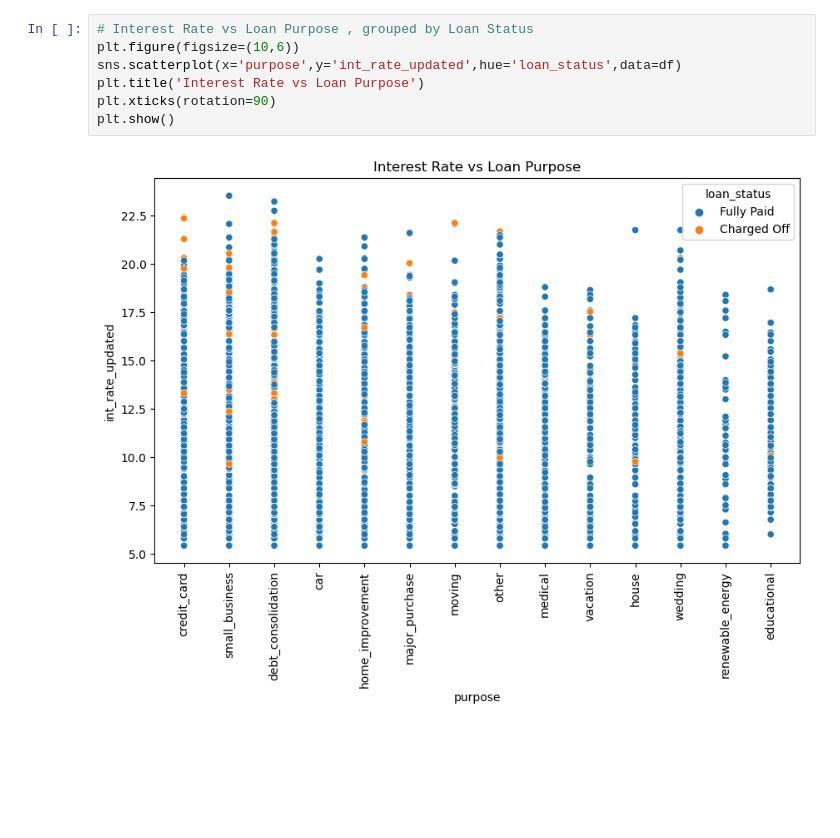
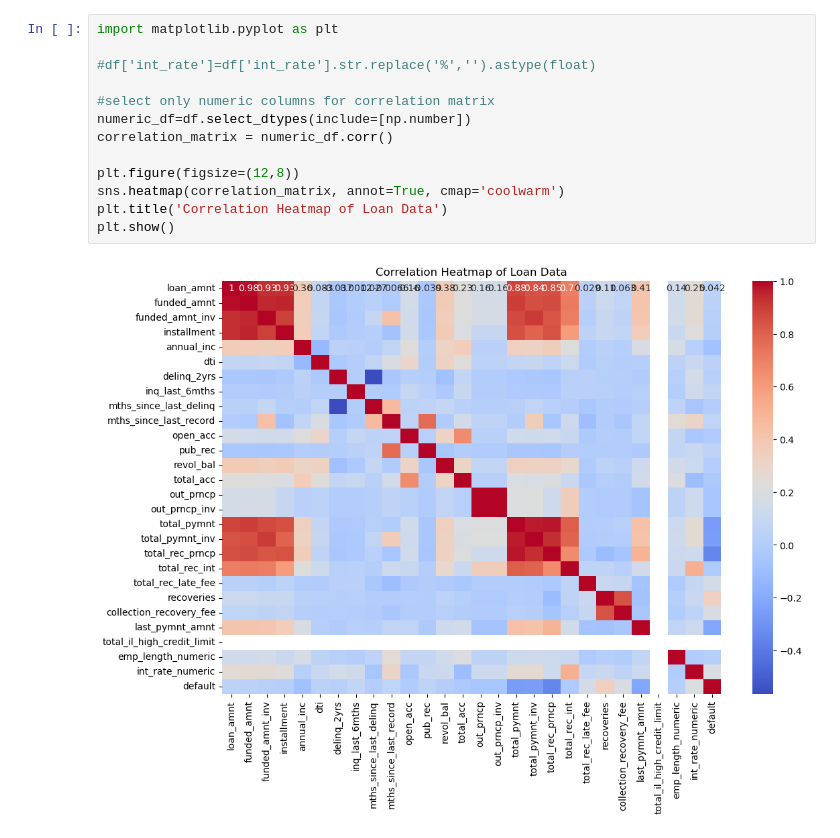
Before and after one commit to ramyaam/LendingClubCaseStudy, a Jupyter notebook: Lending_Club_CaseStudy.ipynb, the cells around one changed output. Drawn from its saved outputs; the diff is of its cells as text; blank space fills up the shorter version.

```diff
--- a/Lending_Club_CaseStudy.ipynb
+++ b/Lending_Club_CaseStudy.ipynb
@@ -109,9 +251,15 @@ plt.show()
-# %%
-# Interest Rate vs Loan Purpose , grouped by Loan Status
-plt.figure(figsize=(10,6))
-sns.scatterplot(x='purpose',y='int_rate_updated',hue='loan_status',data=df)
-plt.title('Interest Rate vs Loan Purpose')
-plt.xticks(rotation=90)
-plt.show()
-# %% [output]
-[figure, removed]
+# %%
+import matplotlib.pyplot as plt
+
+#df['int_rate']=df['int_rate'].str.replace('%','').astype(float)
+
+#select only numeric columns for correlation matrix
+numeric_df=df.select_dtypes(include=[np.number])
+correlation_matrix = numeric_df.corr()
+
+plt.figure(figsize=(12,8))
+sns.heatmap(correlation_matrix, annot=True, cmap='coolwarm')
+plt.title('Correlation Heatmap of Loan Data')
+plt.show()
+# %% [output]
+[figure, added]
```
Also changed, not shown: parts of 16 cells of this notebook.
